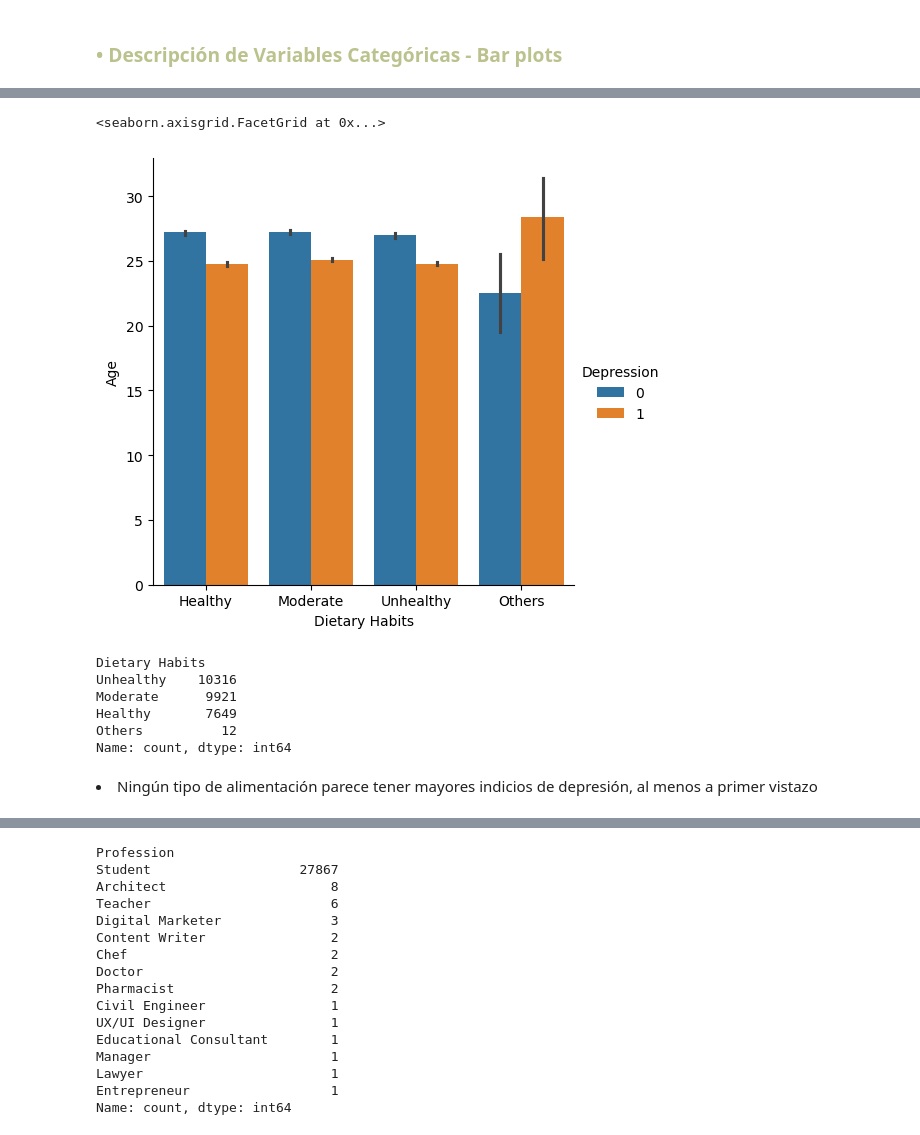
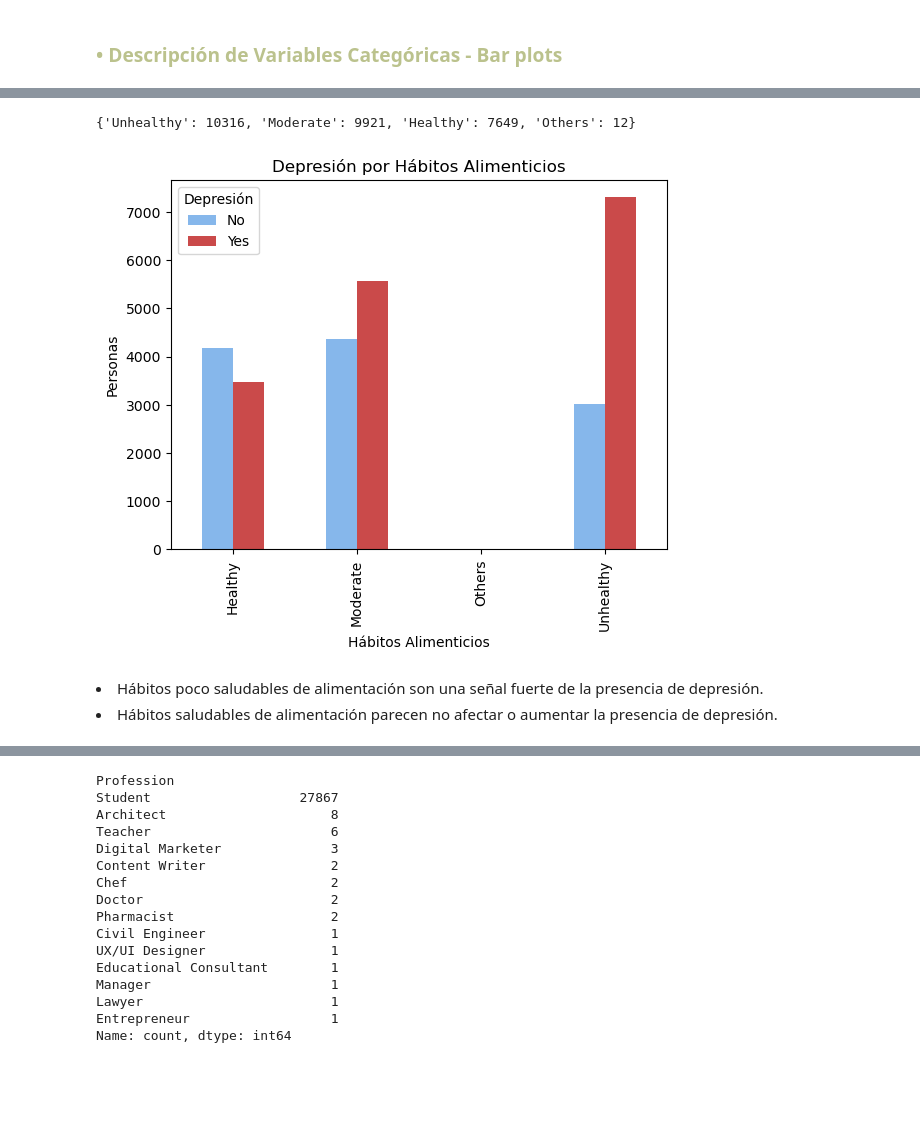
Before and after one commit to denisevaldivia/Depression_Classification, a Jupyter notebook: notebooks/01_eda_inicial.ipynb, the cells around one changed output, grey strips where cells are left out. Saved outputs shown, nothing was run; the diff lists cells and outputs as text; code cells hidden in the pictures; blank space fills up the shorter version.

```diff
--- a/notebooks/01_eda_inicial.ipynb
+++ b/notebooks/01_eda_inicial.ipynb
@@ -161,16 +170,8 @@ Name: count, dtype: int64
-# %%
-sns.catplot(x=df["Dietary Habits"], y=df["Age"], hue=df["Depression"],kind="bar")
-# %% [output]
-<seaborn.axisgrid.FacetGrid at 0x...>
-[figure, removed]
-# %%
-df["Dietary Habits"].value_counts()
-# %% [output]
-Dietary Habits
-Unhealthy    10316
-Moderate      9921
-Healthy       7649
-Others          12
-Name: count, dtype: int64
+# %%
+grafica_cualitativa(df['Dietary Habits'], 'Hábitos Alimenticios')
+# %% [output]
+{'Unhealthy': 10316, 'Moderate': 9921, 'Healthy': 7649, 'Others': 12}
+[figure, added]
 # %% [markdown]
-<li> Ningún tipo de alimentación parece tener mayores indicios de depresión, al menos a primer vistazo
+<li> Hábitos poco saludables de alimentación son una señal fuerte de la presencia de depresión.
+<li> Hábitos saludables de alimentación parecen no afectar o aumentar la presencia de depresión.
```
Also changed, not shown: parts of 19 cells of this notebook, 1 other file.
